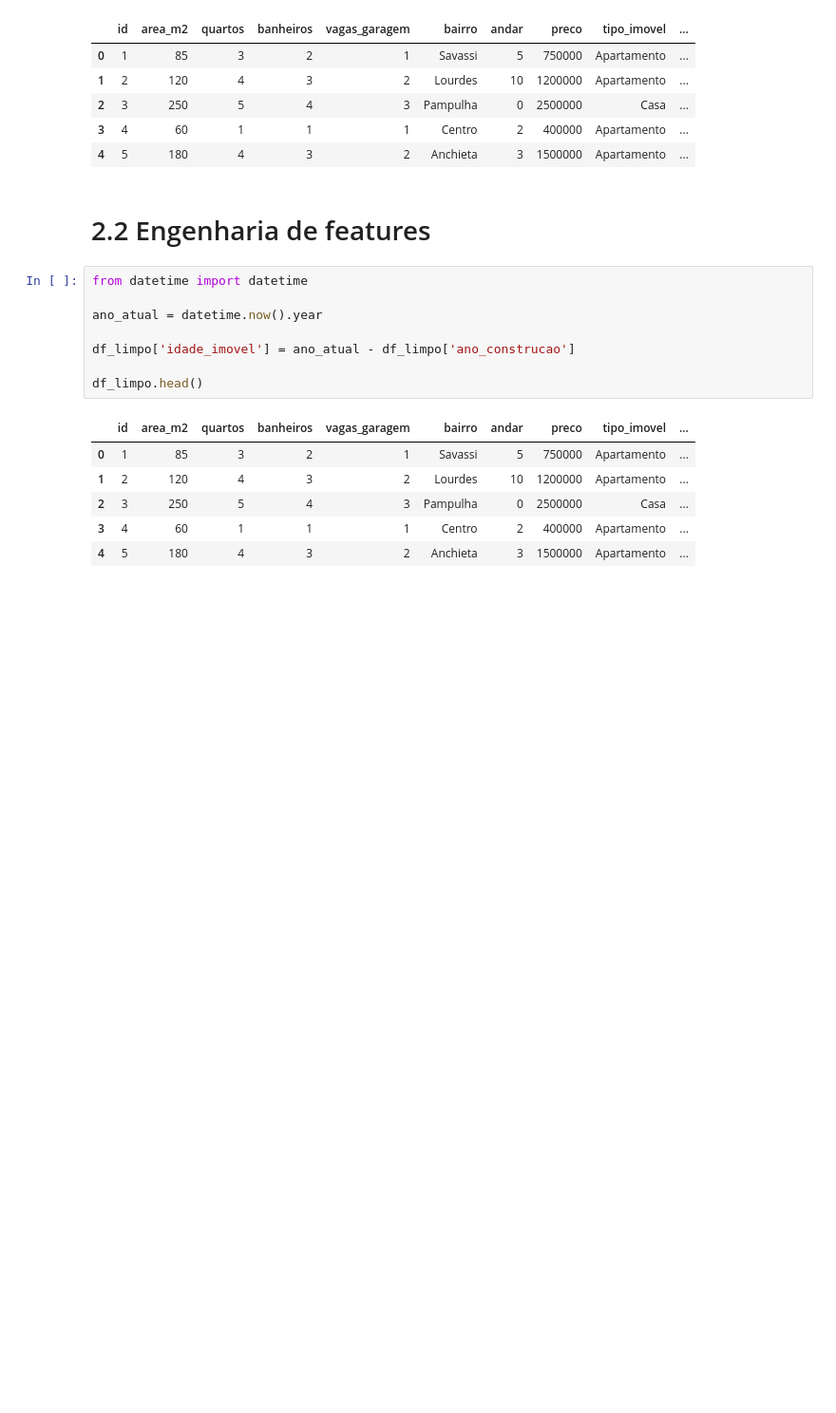
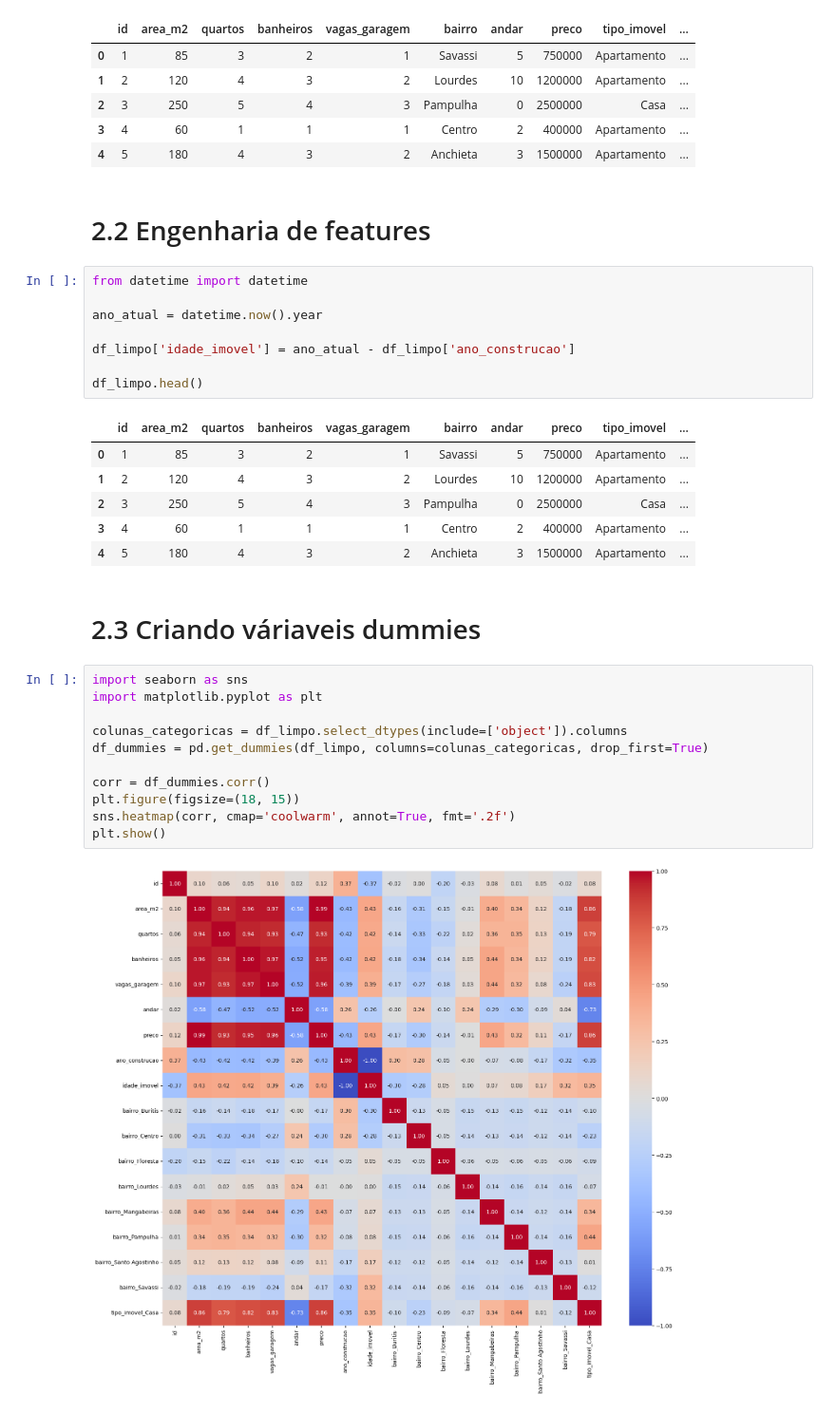
Before and after one commit to MarceloVazCastro/Previsao-de-preco-de-imoveis, a Jupyter notebook: notebooks/02_feature_engineering_and_modeling.ipynb, the cells around one changed output. Shown: that part at 95% size. Cells and saved outputs as stored; diff of their text form; blank space fills up the shorter version.

```diff
--- a/notebooks/02_feature_engineering_and_modeling.ipynb
+++ b/notebooks/02_feature_engineering_and_modeling.ipynb
@@ -30,3 +30,18 @@ df_limpo.head()
 | 2 | 3 | 250 | 5 | 4 | 3 | Pampulha | 0 | 2500000 | Casa | ... |
 | 3 | 4 | 60 | 1 | 1 | 1 | Centro | 2 | 400000 | Apartamento | ... |
 | 4 | 5 | 180 | 4 | 3 | 2 | Anchieta | 3 | 1500000 | Apartamento | ... |
+# %% [markdown]
+# 2.3 Criando váriaveis dummies
+# %%
+import seaborn as sns
+import matplotlib.pyplot as plt
+
+colunas_categoricas = df_limpo.select_dtypes(include=['object']).columns
+df_dummies = pd.get_dummies(df_limpo, columns=colunas_categoricas, drop_first=True)
+
+corr = df_dummies.corr()
+plt.figure(figsize=(18, 15))
+sns.heatmap(corr, cmap='coolwarm', annot=True, fmt='.2f')
+plt.show()
+# %% [output]
+[figure, added]
```
Also changed, not shown: parts of 4 cells of this notebook.
